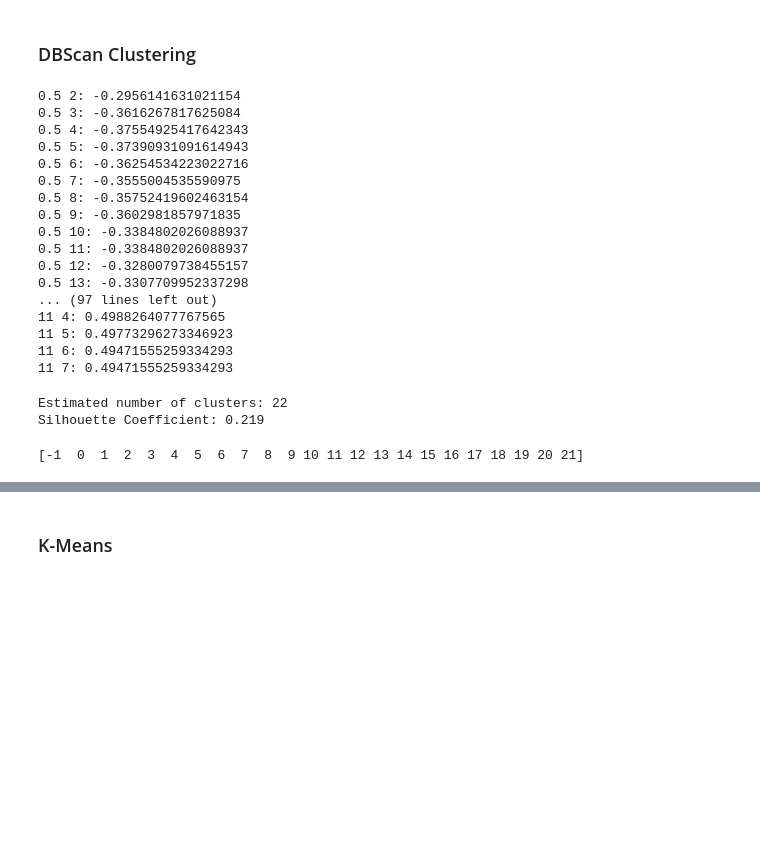
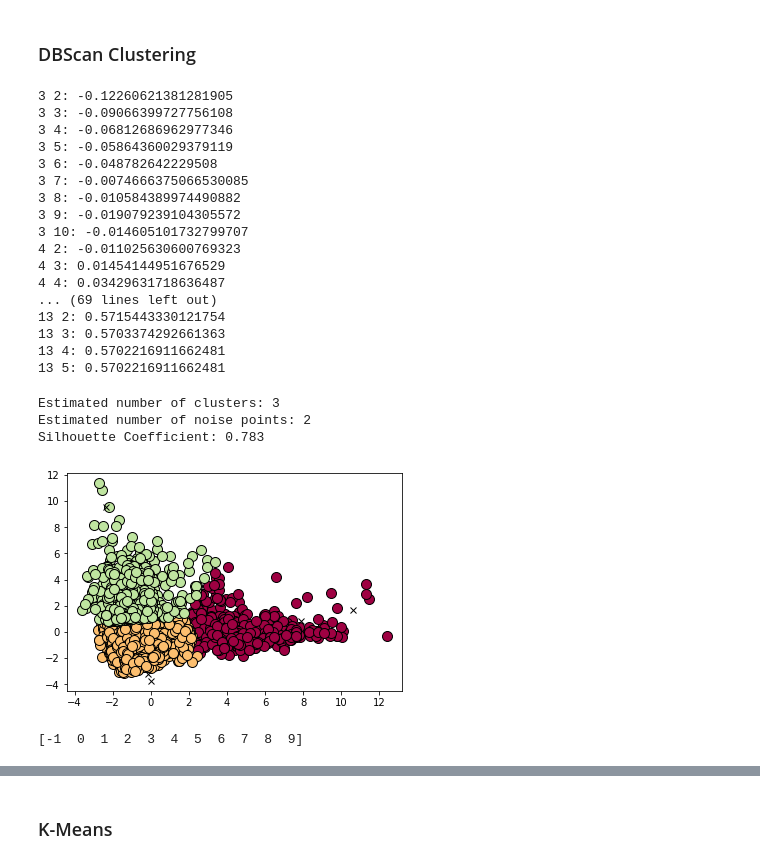
Before and after one commit to DraganaStojnev/ML2_Clusterization, a Jupyter notebook: Klasterizacija.ipynb, the cells around one changed output, grey strips where cells are left out. Saved outputs shown, nothing was run; the diff lists cells and outputs as text; code cells hidden in the pictures; blank space fills up the shorter version.

Commit message:
Refactoring code and altering DBScan

```diff
--- a/Klasterizacija.ipynb
+++ b/Klasterizacija.ipynb
@@ -621,58 +602,82 @@ Top_39_features
 # %% [markdown]
 ### DBScan Clustering
 # %%
-Xpca=pca39.transform(df_matrix)
+Xpca=pca_top.transform(df_matrix)
 
-for eps in [0.5,1,2,3,4,5,6,7,8,9,10,11]:
-    for min_samples in range(1,50):
+for eps in [3,4,5,6,7,8,9,10,11,12,13,14,15]:
+    for min_samples in range(1,25):
         db = DBSCAN(eps=eps, min_samples=min_samples)
         y = db.fit_predict(Xpca)
         if len(set(db.labels_))>4 and len(set(db.labels_))<249:
             print (str(eps) + " " + str(min_samples) + ": "+ str(silhouette_score(Xpca, db.labels_, metric='euclidean')))
 # %% [output]
-0.5 2: -0.2956141631021154
-0.5 3: -0.3616267817625084
-0.5 4: -0.37554925417642343
-0.5 5: -0.37390931091614943
-0.5 6: -0.36254534223022716
-0.5 7: -0.3555004535590975
-0.5 8: -0.35752419602463154
-0.5 9: -0.3602981857971835
-0.5 10: -0.3384802026088937
-0.5 11: -0.3384802026088937
-0.5 12: -0.3280079738455157
-0.5 13: -0.3307709952337298
-... (97 lines left out)
-11 4: 0.4988264077767565
-11 5: 0.49773296273346923
-11 6: 0.49471555259334293
-11 7: 0.49471555259334293
+3 2: -0.12260621381281905
+3 3: -0.09066399727756108
+3 4: -0.06812686962977346
+3 5: -0.05864360029379119
+3 6: -0.048782642229508
+3 7: -0.0074666375066530085
+3 8: -0.010584389974490882
+3 9: -0.019079239104305572
+3 10: -0.014605101732799707
+4 2: -0.011025630600769323
+4 3: 0.01454144951676529
+4 4: 0.03429631718636487
+... (69 lines left out)
+13 2: 0.5715443330121754
+13 3: 0.5703374292661363
+13 4: 0.5702216911662481
+13 5: 0.5702216911662481
 # %%
-db = DBSCAN(eps=6, min_samples=3).fit(Xpca)
+db = DBSCAN(eps=15, min_samples=5).fit(Xpca)
 
 core_samples_mask = np.zeros_like(db.labels_, dtype=bool)
 core_samples_mask[db.core_sample_indices_] = True
 dbscanlabels = db.labels_
 
 # Number of clusters in labels, ignoring noise if present.
 n_clusters_ = len(set(dbscanlabels)) - (1 if -1 in dbscanlabels else 0)
+n_noise = list(dbscanlabels).count(-1)
 
 print('Estimated number of clusters: %d' % n_clusters_)
+print('Estimated number of noise points: %d' % n_noise)
 print("Silhouette Coefficient: %0.3f"
       % metrics.silhouette_score(Xpca, dbscanlabels))
+
+unique_labels = set(dbscanlabels)
+colors = [plt.cm.Spectral(each)
+          for each in np.linspace(0, 1, len(unique_labels))]
+for k, col in zip(unique_labels, colors):
+    if k == -1:
+        # Black used for noise.
+        col = [0, 0, 0, 1]
+
+    class_member_mask = (labels == k)
+
+    xy = Xpca[class_member_mask & core_samples_mask]
+    plt.plot(xy[:, 0], xy[:, 1], 'o', markerfacecolor=tuple(col),
+             markeredgecolor='k', markersize=10)
+
+    xy = Xpca[class_member_mask & ~core_samples_mask]
+    plt.plot(xy[:, 0], xy[:, 1], 'x', markerfacecolor=tuple(col),
+             markeredgecolor='k', markersize=6)
+
+plt.show()
 # %% [output]
-Estimated number of clusters: 22
-Silhouette Coefficient: 0.219
+Estimated number of clusters: 3
+Estimated number of noise points: 2
+Silhouette Coefficient: 0.783
+[figure, added]
 # %%
 #Performing Clustering with DBSCAN
 
-db = DBSCAN(eps=6, min_samples=3).fit(Xpca)
-y = DBSCAN(eps=6, min_samples=3).fit_predict(Xpca)
+db = DBSCAN(eps=10, min_samples=2).fit(Xpca)
+y = DBSCAN(eps=10, min_samples=2).fit_predict(Xpca)
 dbscanlabels= db.labels_
 
 print(np.unique(y))
 # %% [output]
-[-1  0  1  2  3  4  5  6  7  8  9 10 11 12 13 14 15 16 17 18 19 20 21]
+[-1  0  1  2  3  4  5  6  7  8  9]
 # %%
 movie_name = dataset_with_title.Title
 y
```
Also changed, not shown: parts of 14 cells of this notebook.
